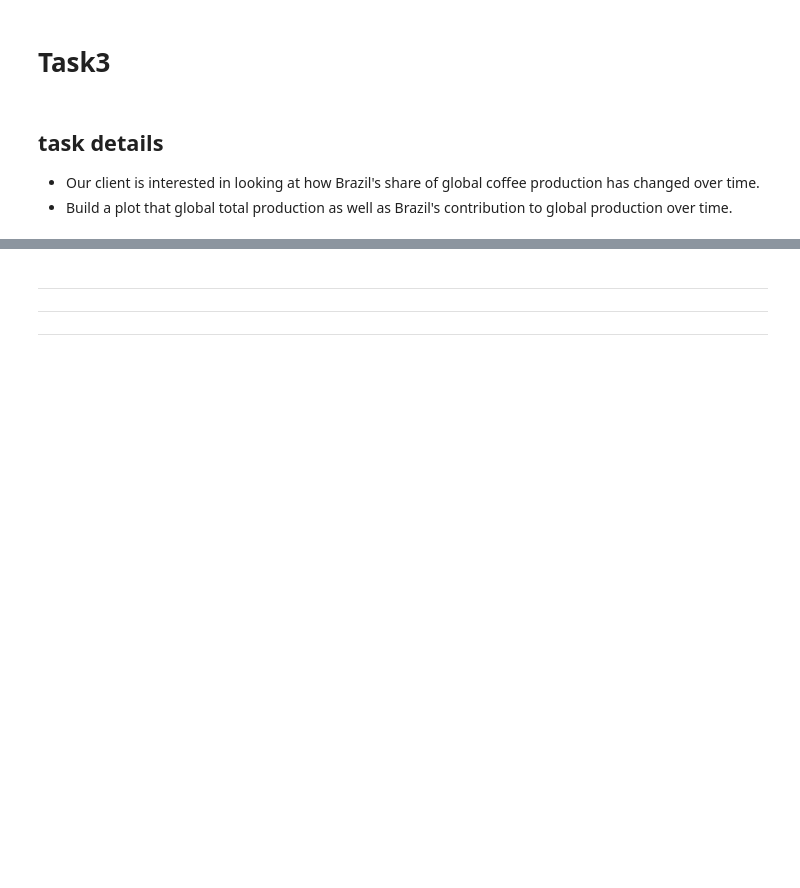
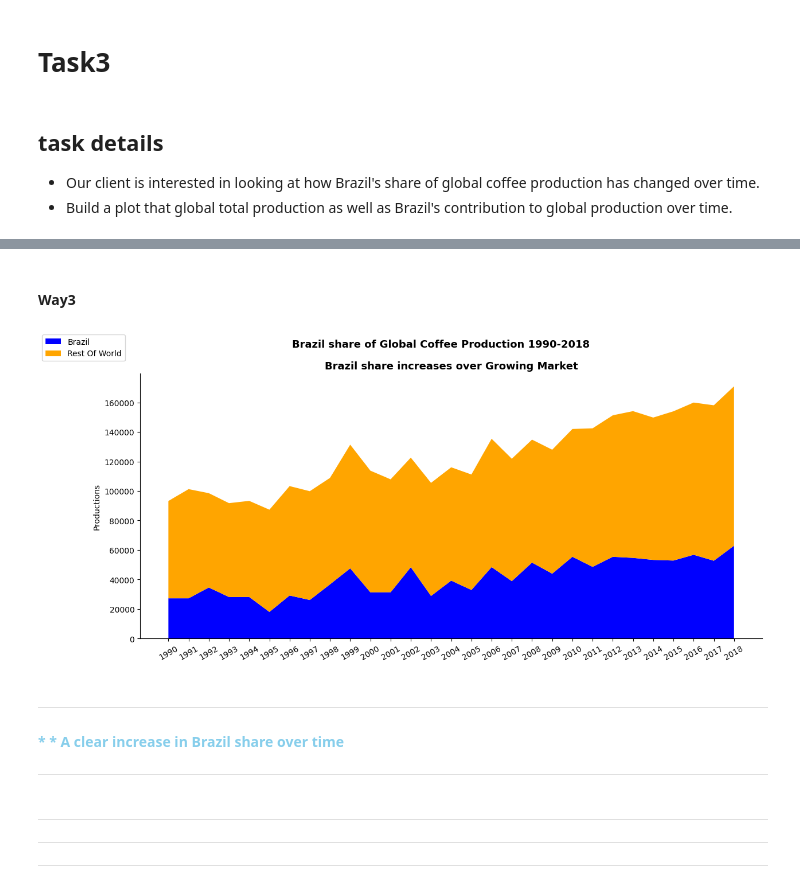
Before and after one commit to Mayar9/Global_Coffee_Market, a Jupyter notebook: Analyzing_Global_Coffee.ipynb, the cells around one changed output, grey strips where cells are left out. Cells and saved outputs as stored; diff of their text form; code cells hidden in the pictures; blank space fills up the shorter version.

```diff
--- a/Analyzing_Global_Coffee.ipynb
+++ b/Analyzing_Global_Coffee.ipynb
@@ -256,3 +295,35 @@ coffee_T.head()
+# %% [markdown]
+#### Way3
+# %%
+coffee_production.query("total_production == 'Brazil'").set_index('total_production')
+
+rest_of_world_v2 = pd.DataFrame({'Rest Of World' :(coffee_production.query("total_production != 'Brazil'").iloc[:, 1:].sum(axis=0))}).rename_axis('year')
+rest_of_world_v2.pivot_table(columns=rest_of_world_v2.index, values='Rest Of World')
+
+
+dataset_global_share = (pd.concat([coffee_production.query("total_production == 'Brazil'").set_index('total_production'),
+        rest_of_world_v2.pivot_table(columns=rest_of_world_v2.index, values='Rest Of World')])
+        .rename_axis('Producers').reset_index()
+        .melt(id_vars='Producers', var_name='Year', value_name='Overall Sales')
+        .set_index('Year')
+        .pivot_table(index='Year', columns= 'Producers', values='Overall Sales'))
+
+
+
+fig, ax = plt.subplots(figsize=(14,6))
+ax.stackplot(dataset_global_share.index, dataset_global_share['Brazil'], dataset_global_share['Rest Of World'], colors= ['blue', 'orange'])
+fig.legend(dataset_global_share.columns, loc='upper left')
+fig.suptitle('Brazil share of Global Coffee Production 1990-2018', fontweight ='bold', fontsize=13)
+ax.set_title('Brazil share increases over Growing Market', fontweight ='bold', fontsize=13)
+ax.set_ylabel('Productions')
+ax.xaxis.set_tick_params(rotation=30)
+ax.spines[['top', 'right']].set_visible(False)
+# %% [output]
+[figure, added]
+# %% [markdown]
+*************************************************************************************
+#### <span style='color:skyblue'> * * A clear increase in Brazil share over time </span>
+*************************************************************************************
 # %% [markdown]
 **************************************************************************************************************************************************
 **************************************************************************************************************************************************
```
Also changed, not shown: parts of 22 cells of this notebook.
